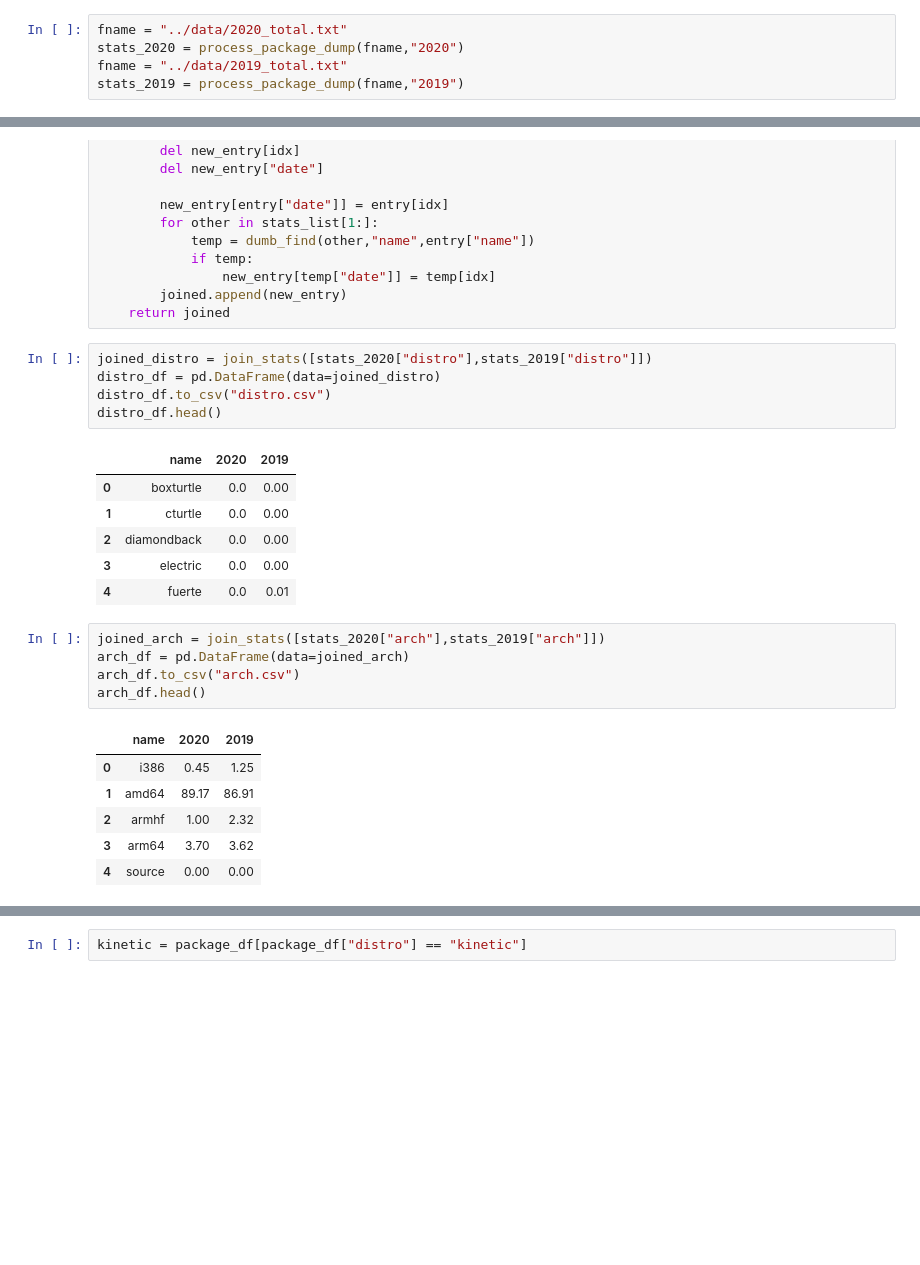
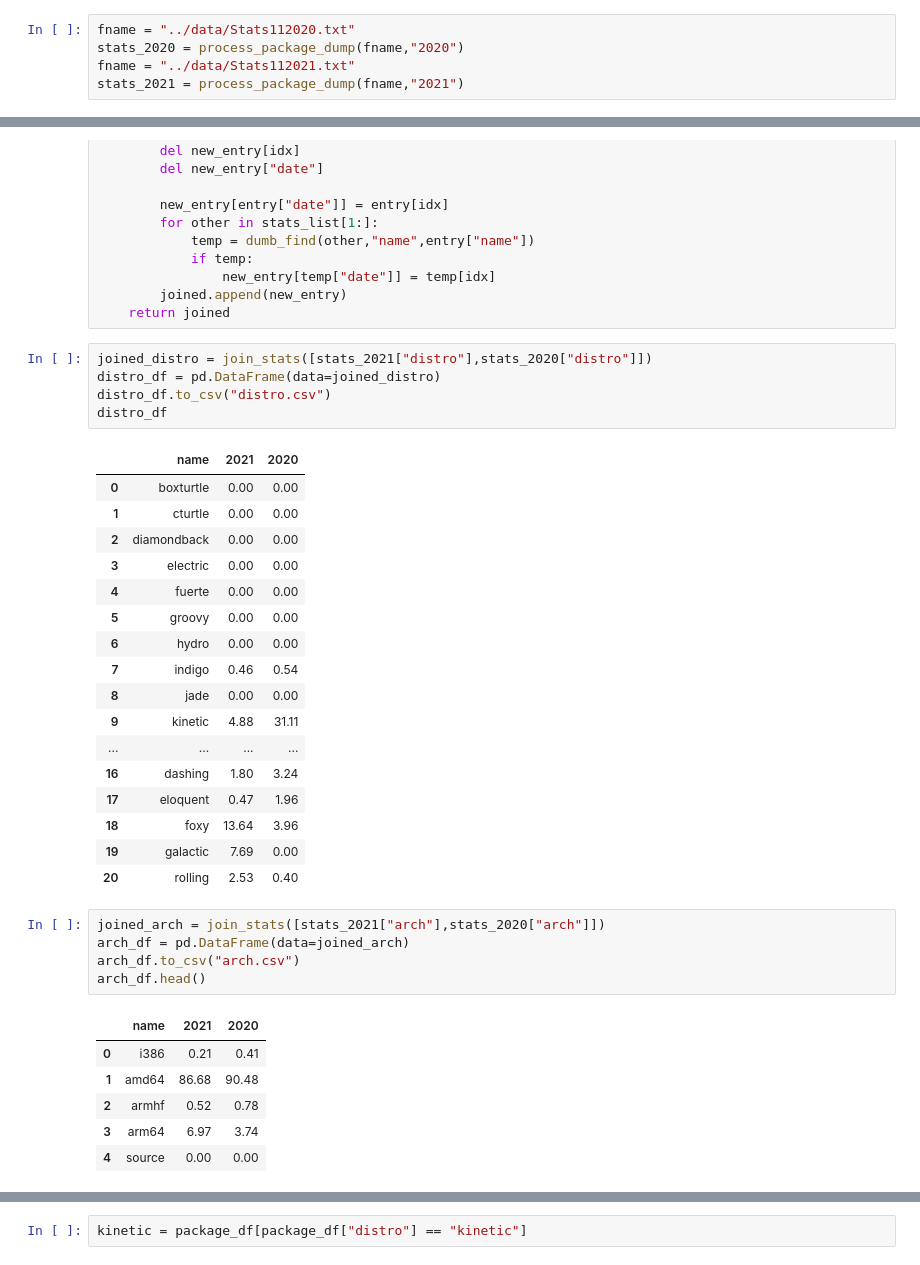
Before and after one commit to osrf/ros_metrics_analysis, a Jupyter notebook: notebooks/DownloadDumpTools.ipynb, the cells around one changed output, grey strips where cells are left out. Cells and saved outputs as stored; diff of their text form; blank space fills up the shorter version.

Commit message:
Nov data + aesthetics

```diff
--- a/notebooks/DownloadDumpTools.ipynb
+++ b/notebooks/DownloadDumpTools.ipynb
@@ -87,10 +87,10 @@ def process_package_dump(fname,date):
     retval["stats"] = stats
     return retval
 # %%
-fname = "../data/2020_total.txt"
+fname = "../data/Stats112020.txt"
 stats_2020 = process_package_dump(fname,"2020")
-fname = "../data/2019_total.txt"
-stats_2019 = process_package_dump(fname,"2019")
+fname = "../data/Stats112021.txt"
+stats_2021 = process_package_dump(fname,"2021")
 # %%
 def dumb_find(lst, k, v):
     for i, dic in enumerate(lst):
@@ -117,27 +117,38 @@ def join_stats(stats_list,idx="prct"):
         joined.append(new_entry)
     return joined
 # %%
-joined_distro = join_stats([stats_2020["distro"],stats_2019["distro"]])
+joined_distro = join_stats([stats_2021["distro"],stats_2020["distro"]])
 distro_df = pd.DataFrame(data=joined_distro)
 distro_df.to_csv("distro.csv")
-distro_df.head()
+distro_df
 # %% [output]
-|  | name | 2020 | 2019 |
-| 0 | boxturtle | 0.0 | 0.00 |
-| 1 | cturtle | 0.0 | 0.00 |
-| 2 | diamondback | 0.0 | 0.00 |
-| 3 | electric | 0.0 | 0.00 |
-| 4 | fuerte | 0.0 | 0.01 |
+|  | name | 2021 | 2020 |
+| 0 | boxturtle | 0.00 | 0.00 |
+| 1 | cturtle | 0.00 | 0.00 |
+| 2 | diamondback | 0.00 | 0.00 |
+| 3 | electric | 0.00 | 0.00 |
+| 4 | fuerte | 0.00 | 0.00 |
+| 5 | groovy | 0.00 | 0.00 |
+| 6 | hydro | 0.00 | 0.00 |
+| 7 | indigo | 0.46 | 0.54 |
+| 8 | jade | 0.00 | 0.00 |
+| 9 | kinetic | 4.88 | 31.11 |
+| ... | ... | ... | ... |
+| 16 | dashing | 1.80 | 3.24 |
+| 17 | eloquent | 0.47 | 1.96 |
+| 18 | foxy | 13.64 | 3.96 |
+| 19 | galactic | 7.69 | 0.00 |
+| 20 | rolling | 2.53 | 0.40 |
 # %%
-joined_arch = join_stats([stats_2020["arch"],stats_2019["arch"]])
+joined_arch = join_stats([stats_2021["arch"],stats_2020["arch"]])
 arch_df = pd.DataFrame(data=joined_arch)
 arch_df.to_csv("arch.csv")
 arch_df.head()
 # %% [output]
-|  | name | 2020 | 2019 |
-| 0 | i386 | 0.45 | 1.25 |
-| 1 | amd64 | 89.17 | 86.91 |
-| 2 | armhf | 1.00 | 2.32 |
-| 3 | arm64 | 3.70 | 3.62 |
+|  | name | 2021 | 2020 |
+| 0 | i386 | 0.21 | 0.41 |
+| 1 | amd64 | 86.68 | 90.48 |
+| 2 | armhf | 0.52 | 0.78 |
+| 3 | arm64 | 6.97 | 3.74 |
 | 4 | source | 0.00 | 0.00 |
 # %%
```
Also changed, not shown: parts of 15 cells of this notebook, 1 other file.
